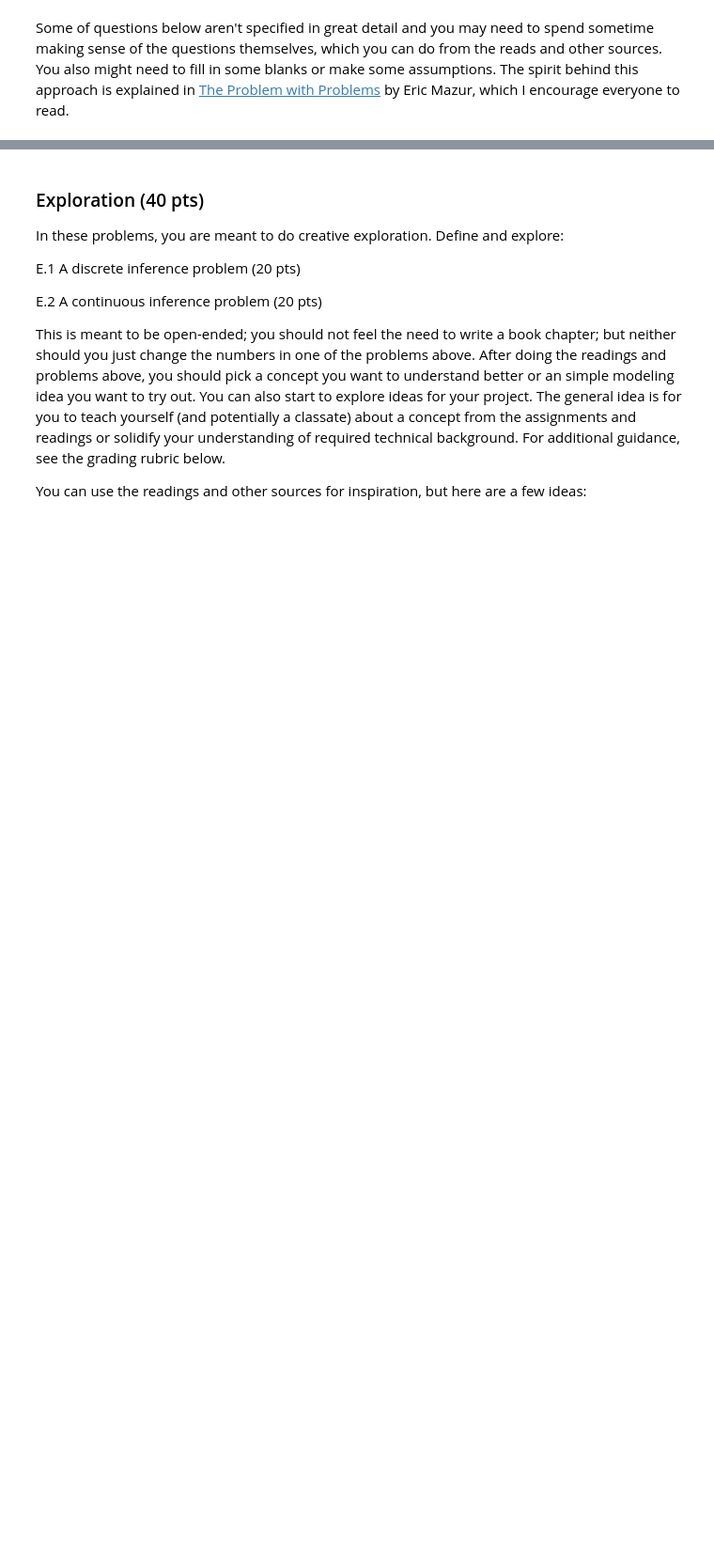
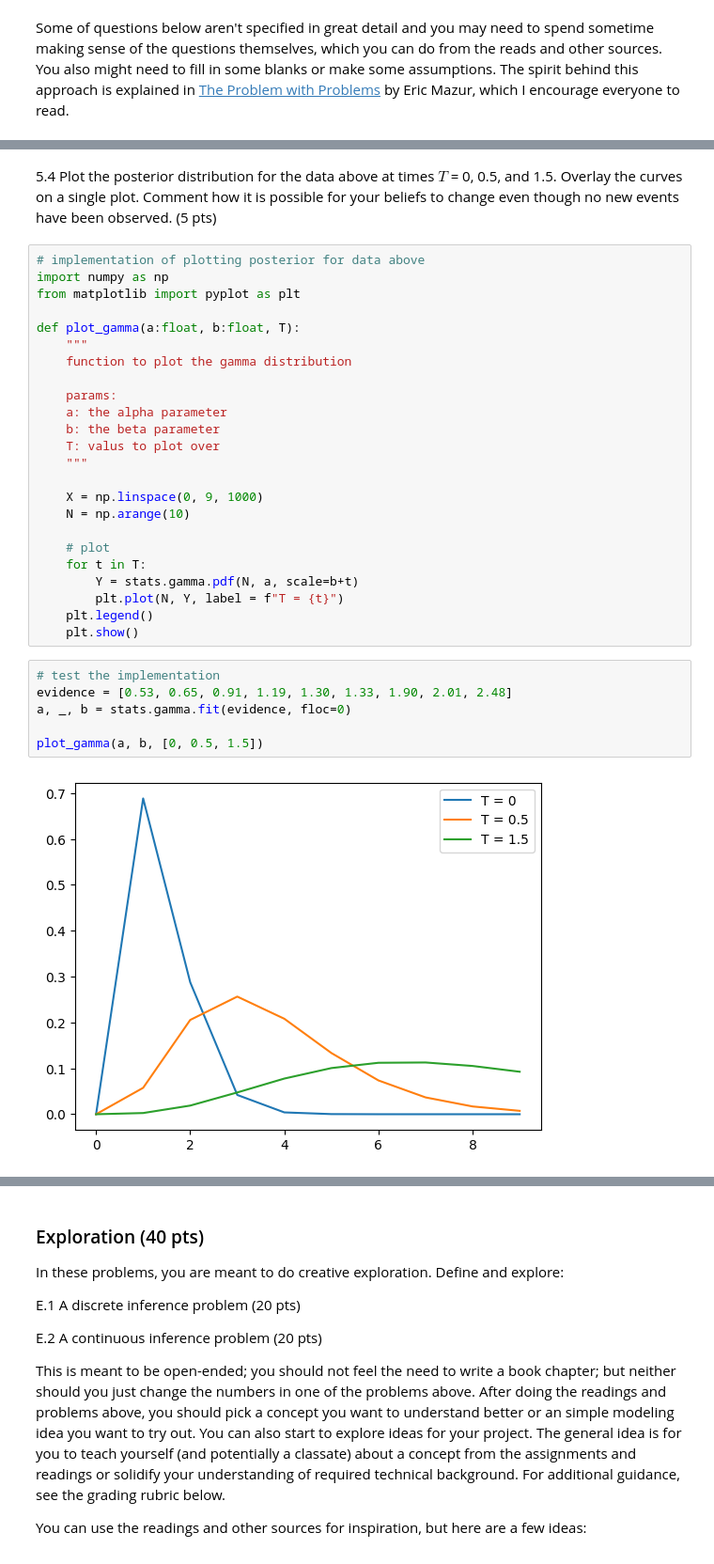
Before and after one commit to sakinkirti/CSDS491, a Jupyter notebook: CSDS491-A1-sak207.ipynb, the cells around one changed output, grey strips where cells are left out. Shown: that part at 94% size. Drawn from its saved outputs; the diff is of its cells as text; blank space fills up the shorter version.

```diff
--- a/CSDS491-A1-sak207.ipynb
+++ b/CSDS491-A1-sak207.ipynb
@@ -77,0 +316,34 @@ Suppose you observe for 3 seconds and detect a series of events that occur at th
+# %% [markdown]
+5.4 Plot the posterior distribution for the data above at times $T$ = 0, 0.5, and 1.5.  Overlay the curves on a single plot.  Comment how it is possible for your beliefs to change even though no new events have been observed. (5 pts)
+# %%
+# implementation of plotting posterior for data above
+import numpy as np
+from matplotlib import pyplot as plt
+
+def plot_gamma(a:float, b:float, T):
+    """
+    function to plot the gamma distribution
+
+    params:
+    a: the alpha parameter
+    b: the beta parameter
+    T: valus to plot over
+    """
+
+    X = np.linspace(0, 9, 1000)
+    N = np.arange(10)
+
+    # plot
+    for t in T:
+        Y = stats.gamma.pdf(N, a, scale=b+t)
+        plt.plot(N, Y, label = f"T = {t}")
+    plt.legend()
+    plt.show()
+# %%
+# test the implementation
+evidence = [0.53, 0.65, 0.91, 1.19, 1.30, 1.33, 1.90, 2.01, 2.48]
+a, _, b = stats.gamma.fit(evidence, floc=0)
+
+plot_gamma(a, b, [0, 0.5, 1.5])
+# %% [output]
+[figure, added]
```
Also changed, not shown: parts of 29 cells of this notebook.
